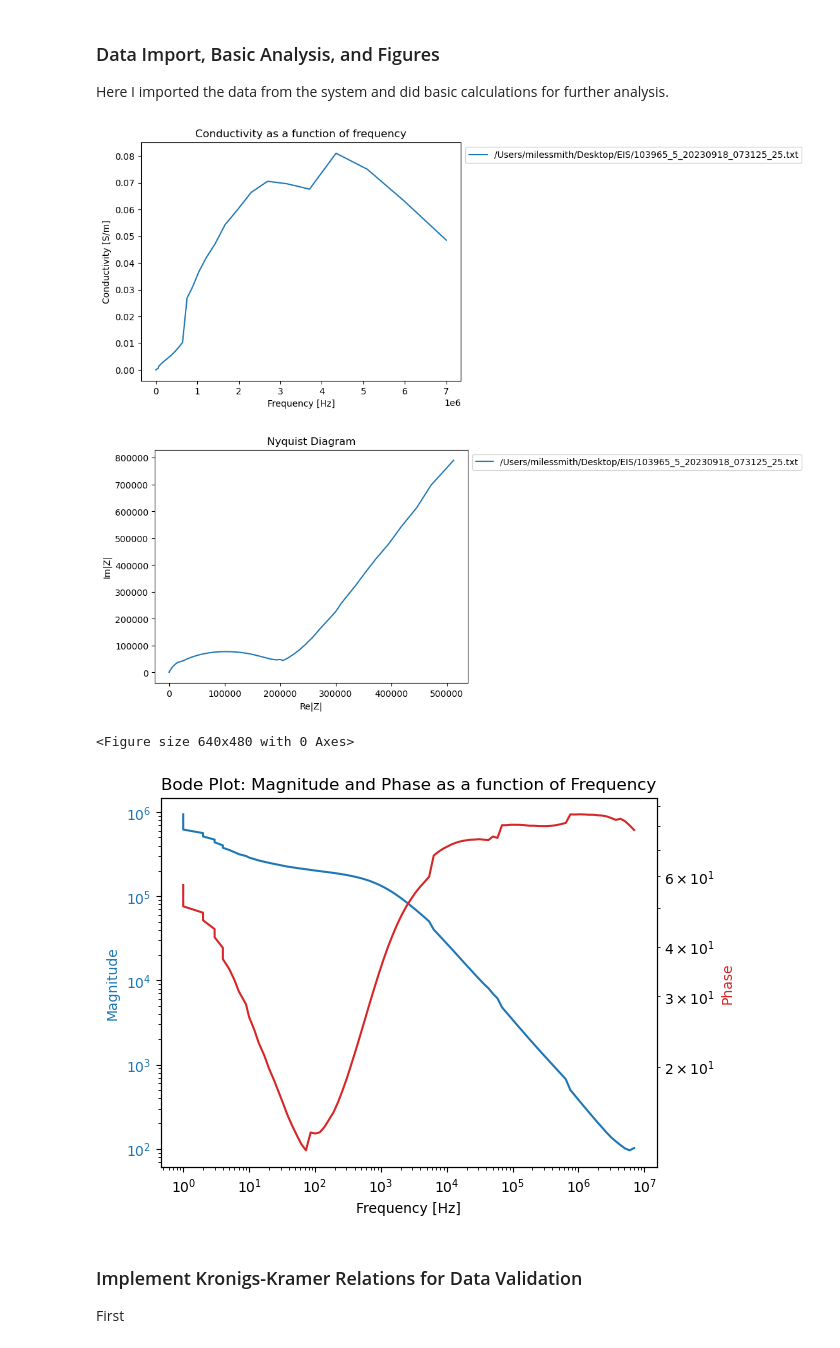
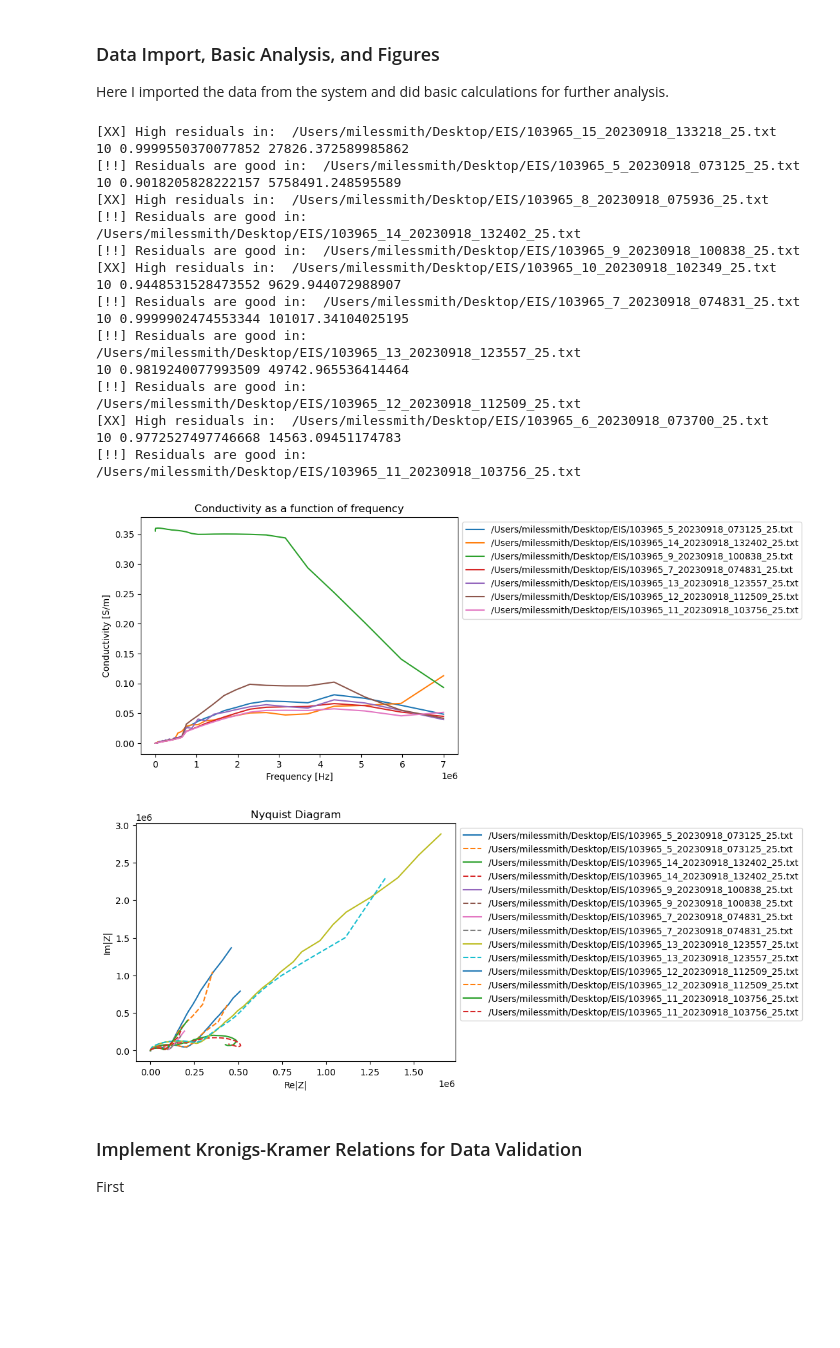
Before and after one commit to milesmsmith/auto-eis-conductivity, a Jupyter notebook: Data_Visualization_EIS.ipynb, the cells around one changed output. Drawn from its saved outputs; the diff is of its cells as text; code cells hidden in the pictures; blank space fills up the shorter version.

```diff
--- a/Data_Visualization_EIS.ipynb
+++ b/Data_Visualization_EIS.ipynb
@@ -7,12 +7,14 @@
 import glob
 import os
 import math
+import statistics
 import matplotlib.pyplot as plt
 import numpy as np
 from impedance import preprocessing
 from impedance.models.circuits import CustomCircuit
 # Note that altair was downgraded to v3.0 for impedance.
-from impedance.visualization import plot_nyquist
+from impedance.visualization import plot_nyquist, plot_residuals
+from impedance.validation import linKK
 
 
 ### Read in all file names in EIS folder ###
@@ -40,8 +42,8 @@ Temperature (degC): 25
 # plate_number = '103965_'
 plate_number = "skip"
 
-vial_number = '_5_'
-# vial_number = "skip"
+# vial_number = '_5_'
+vial_number = "skip"
 
 date = '_20230918_'
 # date = "skip"
@@ -101,7 +103,7 @@ frequency = [ 6999984, 5969734, 5091109, 4341796, 3702781, 3157797, 2693047, 229
              1.00160400000000 ]
 
 for i in range(len(frequency)):
-    frequency[i] = int(frequency[i])
+    frequency[i] = np.int32(frequency[i])
 
 f = np.array(frequency)
 # %% [markdown]
@@ -133,11 +135,11 @@ for path in useful_path:
             # These should eventually move to the header tab for user parameters
             diameter = 0.010 # [m] User-input required here
             length = 0.001 # [m] # User-input
-            area = math.pi*diameter/4
+            area = math.pi*diameter**2/4
             # Setting A and l to 1 makes this just conductance
             area = 1
             length = 1
-            resistivity = ReZOhm[i] * (area**2) / length
+            resistivity = ReZOhm[i] * (area) / length
             conductivity.append(1/resistivity)
             i += 1
 
@@ -149,6 +151,32 @@ for path in useful_path:
             ZOhm.append(Z_temp)
             ZVector.append(math.sqrt(ReZOhm[i]**2+ImZOhm[i]**2))
             ZPhase.append(math.atan(ImZOhm[i]/ReZOhm[i])*180/math.pi) # Phase in degrees = atan(Im|Z|/Re|Z|)
+
+        Z = np.array(ZOhm)
+
+        # Create a linear Kronigs-Kramer model to fit data
+        try:
+            M, mu, Z_linKK, res_real, res_imag = linKK(f, Z, c=.85, max_M=100, fit_type='complex', add_cap=True)
+        except:
+            print("[XX] Data type and structure error in: ", file.name)
+            continue
+
+        Re_residuals_avg = statistics.mean(abs(res_real))
+        Im_residuals_avg = statistics.mean(abs(res_imag))
+
+        bad_data_threshold = 0.1
+
+        # Use linKK to identify which datasets have large residuals.
+        if Re_residuals_avg > bad_data_threshold or Im_residuals_avg > bad_data_threshold:
+            print("[XX] High residuals in: ", file.name)
+            continue
+        else:
+            print("[!!] Residuals are good in: ", file.name)
+
+
+        #print("<Re|Z|_linKK - Re|Z|_meas>: ", Re_residuals_avg, "<Im|Z|_linKK - Im|Z|_meas>: ", Im_residuals_avg)
+
+
 
         '''
         Make figures
@@ -165,43 +193,60 @@ for path in useful_path:
             plt.figure(2)
             #plt.loglog(ReZOhm, ImZOhm, label = path) # I know this is unconventional, but it makes it easier to look at multiple lines.
             plt.plot(ReZOhm, ImZOhm, label = path) # I know this is unconventional, but it makes it easier to look at multiple lines.=
+            plt.plot(np.real(Z_linKK), -np.imag(Z_linKK), linestyle = '--', label = path)
             plt.title('Nyquist Diagram')
             plt.xlabel('Re|Z|')
             plt.ylabel('Im|Z|')
             plt.legend(bbox_to_anchor=(1, 1))
             # plt.xlim((0, 250000))
             # plt.ylim((0, 100000))
 
+            '''
             plt.figure(3)
             fig, ax1 = plt.subplots()
             plt.title('Bode Plot: Magnitude and Phase as a function of Frequency')
             color = 'tab:blue'
             ax1.set_xlabel('Frequency [Hz]')
             ax1.set_ylabel('Magnitude', color=color)
             ax1.loglog(frequency, ZVector, label = path)
             ax1.tick_params(axis='y', labelcolor=color)
 
             ax2 = ax1.twinx()
             color = 'tab:red'
             ax2.set_ylabel('Phase', color=color)  # we already handled the x-label with ax1
             ax2.loglog(frequency, ZPhase, color = color)
             ax2.tick_params(axis='y', labelcolor=color)
-
+            '''
 
         else:
             print("Dimensionality Error in file:" + path + "\nLength of Conductivity Array:" + str(len(conductivity)))
 
 
-
+plt.show()
     # Testing the magnitude and phase -- Looks good to me
     # print("Magnitude of Z: " + str(ZVector[1]))
     # print("Re|Z|: " + str(ReZOhm[1]) + "Im|Z|: " +str(ImZOhm[1]))
     # print("Phase of Z: " + str(ZPhase[1]))
 # %% [output]
+[XX] High residuals in:  /Users/milessmith/Desktop/EIS/103965_15_20230918_133218_25.txt
+10 0.9999550370077852 27826.372589985862
+[!!] Residuals are good in:  /Users/milessmith/Desktop/EIS/103965_5_20230918_073125_25.txt
+10 0.9018205828222157 5758491.248595589
+[XX] High residuals in:  /Users/milessmith/Desktop/EIS/103965_8_20230918_075936_25.txt
+[!!] Residuals are good in:  /Users/milessmith/Desktop/EIS/103965_14_20230918_132402_25.txt
+[!!] Residuals are good in:  /Users/milessmith/Desktop/EIS/103965_9_20230918_100838_25.txt
+[XX] High residuals in:  /Users/milessmith/Desktop/EIS/103965_10_20230918_102349_25.txt
+10 0.9448531528473552 9629.944072988907
+[!!] Residuals are good in:  /Users/milessmith/Desktop/EIS/103965_7_20230918_074831_25.txt
+10 0.9999902474553344 101017.34104025195
+[!!] Residuals are good in:  /Users/milessmith/Desktop/EIS/103965_13_20230918_123557_25.txt
+10 0.9819240077993509 49742.965536414464
+[!!] Residuals are good in:  /Users/milessmith/Desktop/EIS/103965_12_20230918_112509_25.txt
+[XX] High residuals in:  /Users/milessmith/Desktop/EIS/103965_6_20230918_073700_25.txt
+10 0.9772527497746668 14563.09451174783
+[!!] Residuals are good in:  /Users/milessmith/Desktop/EIS/103965_11_20230918_103756_25.txt
-[figure, old version]
+[figure, new version]
-[figure, old version]
+[figure, new version]
-<Figure size 640x480 with 0 Axes>
-[figure, removed]
 # %% [markdown]
 ### Implement Kronigs-Kramer Relations for Data Validation
 First
```
Also changed, not shown: parts of 2 cells of this notebook, 1 other file.
